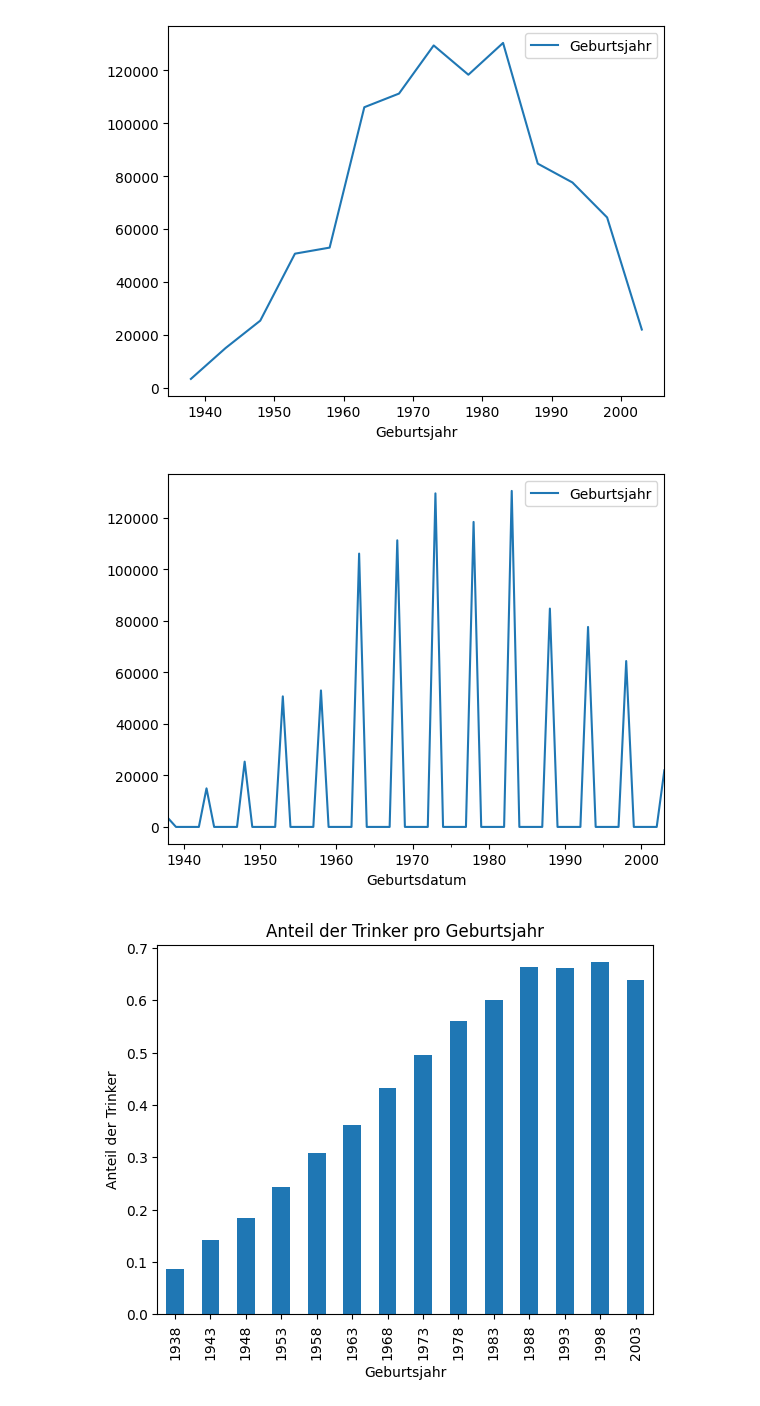
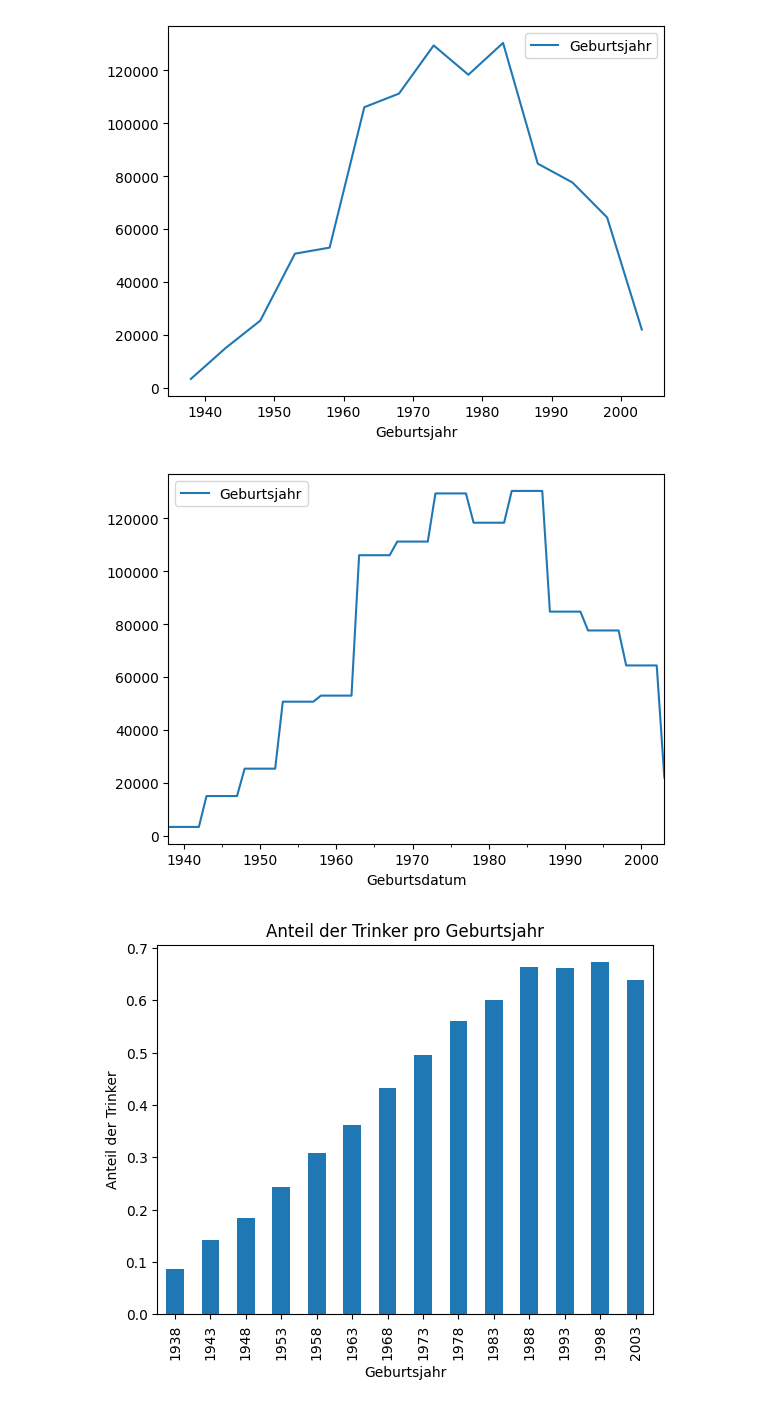
Before and after one commit to SebastianGrab/DataAnalyticsWS23-24, a Jupyter notebook: Projektarbeit/Aufgaben/Projektarbeit_A4.ipynb, the cells around one changed output. Saved outputs shown, nothing was run; the diff lists cells and outputs as text; code cells hidden in the pictures.

```diff
--- a/Projektarbeit/Aufgaben/Projektarbeit_A4.ipynb
+++ b/Projektarbeit/Aufgaben/Projektarbeit_A4.ipynb
@@ -193,15 +193,15 @@ plt.show()
 # %%
 dataset['Geburtstag'] = '0101'
 dataset['Geburtsdatum'] = dataset['Geburtsjahr'].astype(str) + dataset['Geburtstag']
 
 dataset['Geburtsdatum'] = pd.to_datetime(dataset['Geburtsdatum'], format = '%Y%m%d')
 
 years = dataset.groupby('Geburtsdatum').agg({'Geburtsjahr': 'count'})
 
-years.resample('Y').sum().plot()
+years.resample('Y').ffill().plot()
 plt.show()
 # %% [output]
-[figure, old version]
+[figure, new version]
 # %%
 grouped = dataset.groupby('Geburtsjahr')['Trinker'].sum()
 
```
Also changed, not shown: 5 other files.
